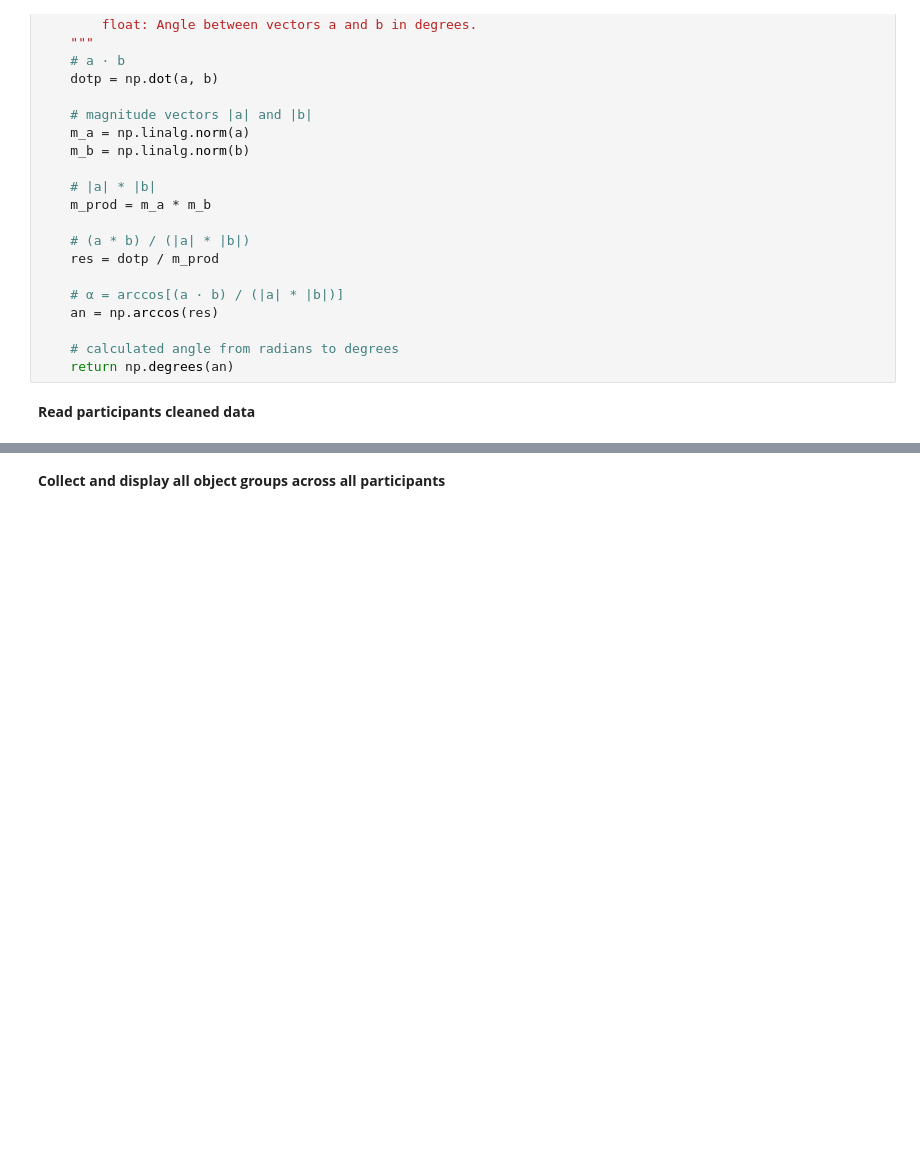
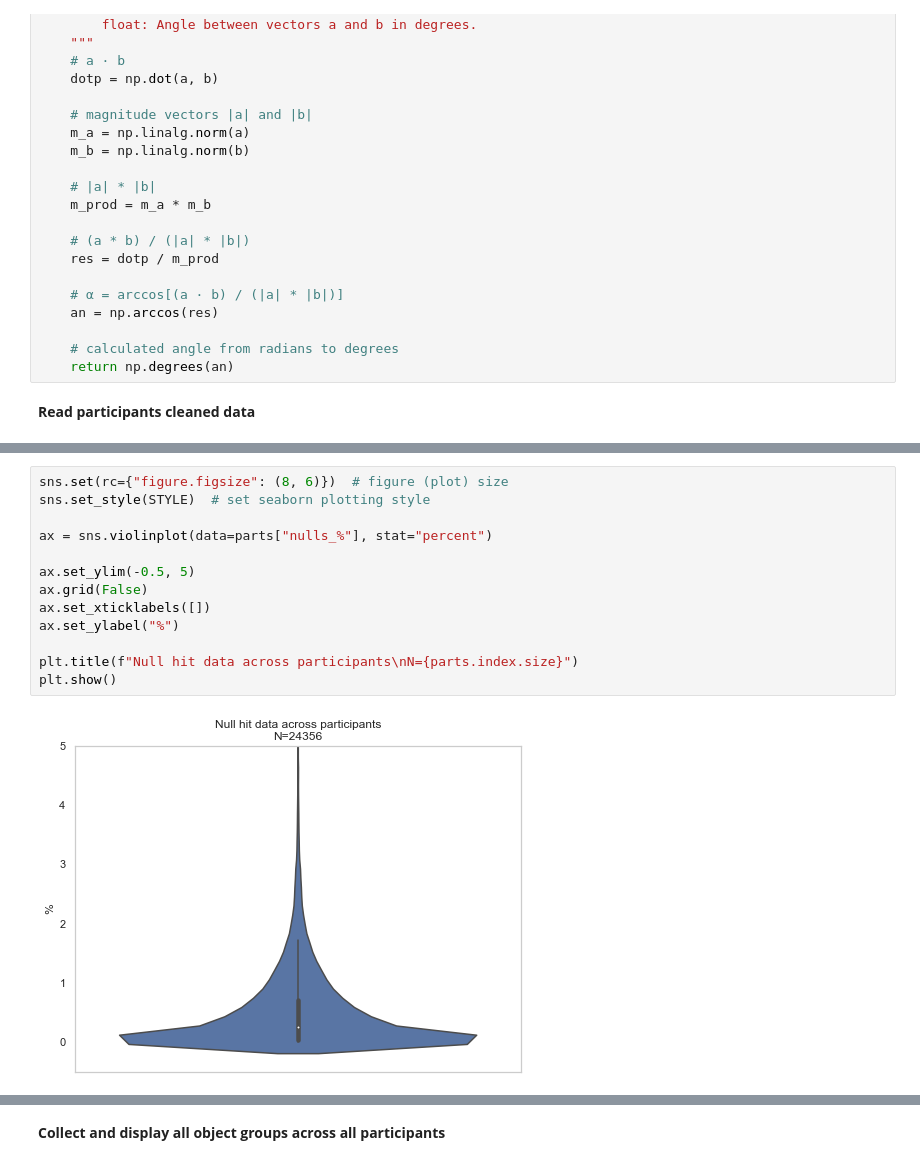
Before and after one commit to mvidaldp/msw-bmbf_da, a Jupyter notebook: 2_data_preprocessing.ipynb, the cells around one changed output, grey strips where cells are left out. Cells and saved outputs as stored; diff of their text form; blank space fills up the shorter version.

```diff
--- a/2_data_preprocessing.ipynb
+++ b/2_data_preprocessing.ipynb
@@ -127,0 +153,15 @@ parts
+# %%
+sns.set(rc={"figure.figsize": (8, 6)})  # figure (plot) size
+sns.set_style(STYLE)  # set seaborn plotting style
+
+ax = sns.violinplot(data=parts["nulls_%"], stat="percent")
+
+ax.set_ylim(-0.5, 5)
+ax.grid(False)
+ax.set_xticklabels([])
+ax.set_ylabel("%")
+
+plt.title(f"Null hit data across participants\nN={parts.index.size}")
+plt.show()
+# %% [output]
+[figure, added]
```
Also changed, not shown: parts of 47 cells of this notebook, 12 other files.
